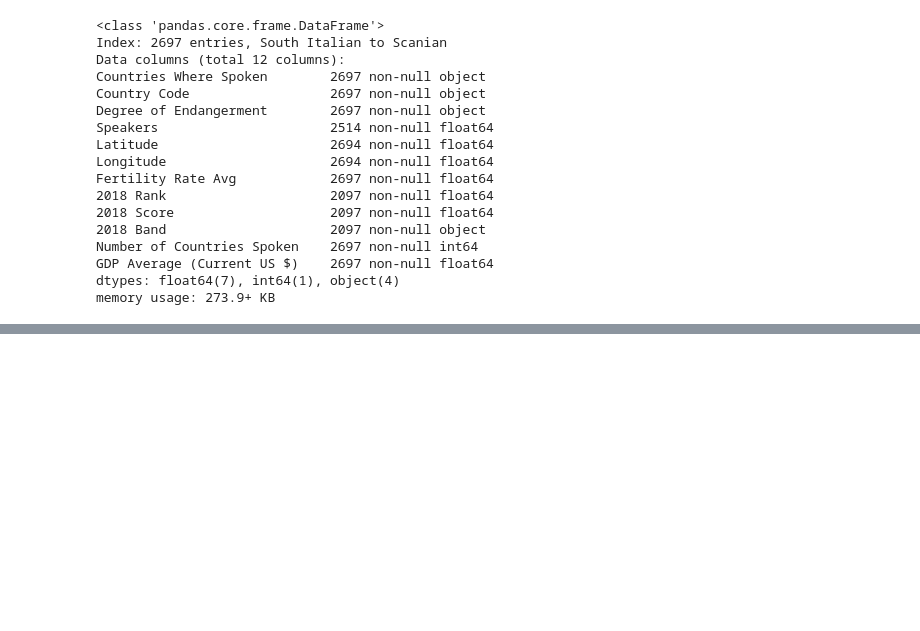
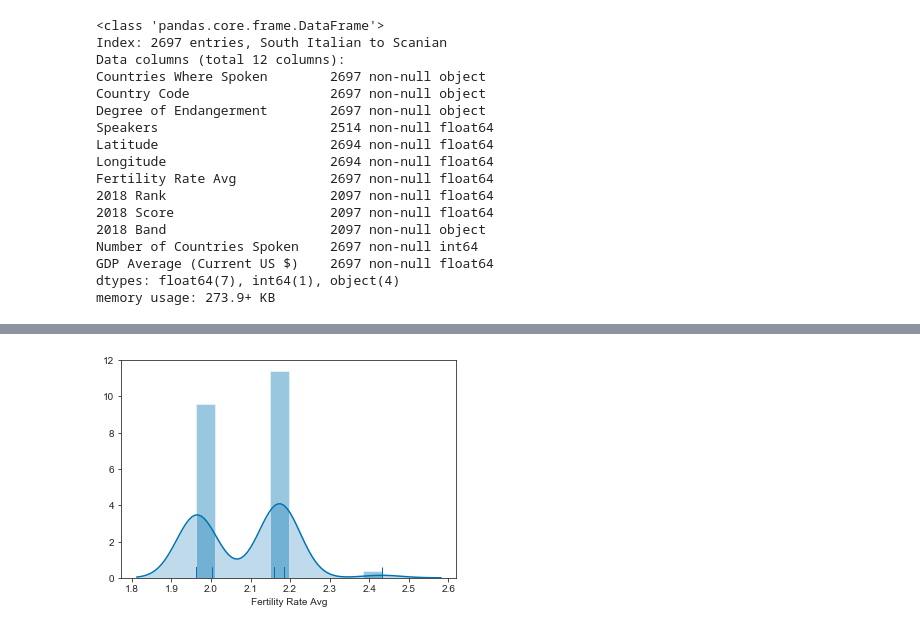
Before and after one commit to AlexEBall/Endangered_Languages_Capstone_Proj_1, a Jupyter notebook: Endangered Language EDA.ipynb, the cells around one changed output, grey strips where cells are left out. Saved outputs shown, nothing was run; the diff lists cells and outputs as text; code cells hidden in the pictures; blank space fills up the shorter version.

```diff
--- a/Endangered Language EDA.ipynb
+++ b/Endangered Language EDA.ipynb
@@ -36,0 +161,4 @@ memory usage: 273.9+ KB
+# %%
+v_eng3 = sns.distplot(vulnerable_eng['Fertility Rate Avg'], bins=10, kde=True, rug=True, kde_kws={'shade': True})
+# %% [output]
+[figure, added]
```
Also changed, not shown: parts of 27 cells of this notebook.
